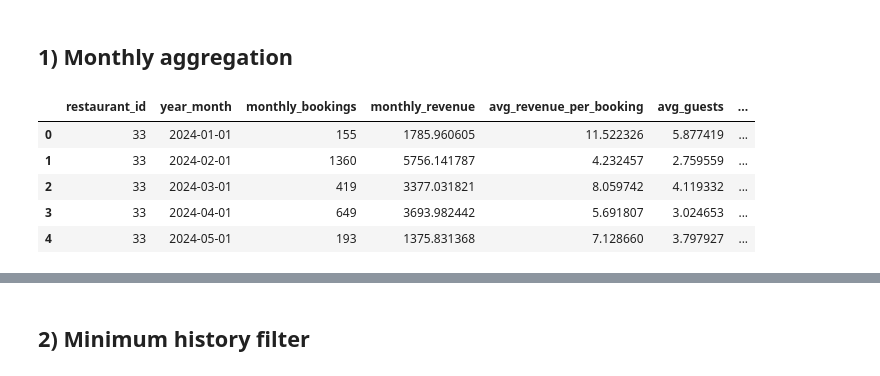
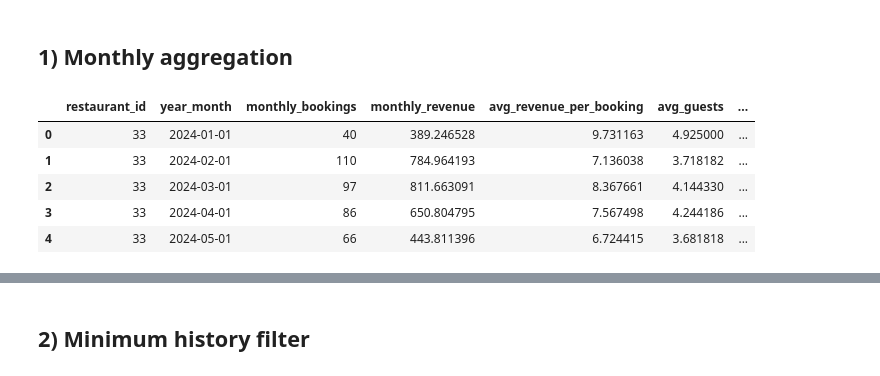
Before and after one commit to liyunling2/OPE, a Jupyter notebook: _2_feature_engineering+momentum/start/momentum.ipynb, the cells around one changed output, grey strips where cells are left out. Drawn from its saved outputs; the diff is of its cells as text; code cells hidden in the pictures.

```diff
--- a/_2_feature_engineering+momentum/start/momentum.ipynb
+++ b/_2_feature_engineering+momentum/start/momentum.ipynb
@@ -150,0 +91,19 @@ Final Shape: (2378953, 43)
+# %%
+# The 'Gold Standard' for identifying these specific system duplicates
+logic_columns = [
+    'user_id_masked',
+    'restaurant_id',
+    'booking_date',
+    'start_time',
+    'end_time',
+    'active'
+]
+
+# Identify the duplicates
+duplicate_mask = clean_bookings_df.duplicated(subset=logic_columns, keep=False)
+duplicates_only = clean_bookings_df[duplicate_mask].sort_values(by=['user_id_masked', 'id'])
+
+# Count them
+unique_duplicate_events = duplicates_only.groupby(logic_columns).ngroups
+
+print(f"Identified {unique_duplicate_events} events that have redundant system entries.")
@@ -150,0 +136,6 @@ Final Shape: (2378953, 43)
+# %%
+# We sort by ID descending so the highest ID appears first for each group
+final_bookings_df = clean_bookings_df.sort_values('id', ascending=False).drop_duplicates(
+    subset=logic_columns,
+    keep='first'
+)
@@ -173,39 +237,39 @@ Final Shape: (2378953, 43)
 # %% [markdown]
 ## 1) Monthly aggregation
 # %%
-valid_bookings_df["year_month"] = valid_bookings_df["booking_date"].dt.to_period("M").dt.to_timestamp()
+final_bookings_df["year_month"] = final_bookings_df["booking_date"].dt.to_period("M").dt.to_timestamp()
 
 # Filter out advance bookings beyond Dec 2025
 cutoff_month = pd.Timestamp("2025-12-01")
-valid_bookings_df = valid_bookings_df[valid_bookings_df["year_month"] <= cutoff_month].copy()
+final_bookings_df = final_bookings_df[final_bookings_df["year_month"] <= cutoff_month].copy()
 
 restaurants_agg = (
-    valid_bookings_df
+    final_bookings_df
     .groupby(["restaurant_id", "year_month"], as_index=False)
     .agg(
         monthly_bookings=("id", "count"),
         monthly_revenue=("revenue_usd", "sum"),
         avg_revenue_per_booking=("revenue_usd", "mean"),
         avg_guests=("total_guests", "mean"),
         active_days=("booking_date", lambda x: x.dt.date.nunique()),
     )
 )
 
 #do note monthly_revenue here refers to the usd denominated revenue, please confirm based on above steps
 restaurants_agg["monthly_bookings"] = restaurants_agg["monthly_bookings"].fillna(0).astype(int)
 restaurants_agg["monthly_revenue"] = restaurants_agg["monthly_revenue"].fillna(0.0)
 restaurants_agg["avg_revenue_per_booking"] = restaurants_agg["avg_revenue_per_booking"].replace([np.inf, -np.inf], np.nan)
 restaurants_agg["avg_revenue_per_booking"] = restaurants_agg["avg_revenue_per_booking"].fillna(0.0)
 
 restaurants_agg = restaurants_agg.sort_values(["restaurant_id", "year_month"]).reset_index(drop=True)
 restaurants_agg.head()
 # %% [output]
 |  | restaurant_id | year_month | monthly_bookings | monthly_revenue | avg_revenue_per_booking | avg_guests | ... |
-| 0 | 33 | 2024-01-01 | 155 | 1785.960605 | 11.522326 | 5.877419 | ... |
-| 1 | 33 | 2024-02-01 | 1360 | 5756.141787 | 4.232457 | 2.759559 | ... |
-| 2 | 33 | 2024-03-01 | 419 | 3377.031821 | 8.059742 | 4.119332 | ... |
-| 3 | 33 | 2024-04-01 | 649 | 3693.982442 | 5.691807 | 3.024653 | ... |
-| 4 | 33 | 2024-05-01 | 193 | 1375.831368 | 7.128660 | 3.797927 | ... |
+| 0 | 33 | 2024-01-01 | 40 | 389.246528 | 9.731163 | 4.925000 | ... |
+| 1 | 33 | 2024-02-01 | 110 | 784.964193 | 7.136038 | 3.718182 | ... |
+| 2 | 33 | 2024-03-01 | 97 | 811.663091 | 8.367661 | 4.144330 | ... |
+| 3 | 33 | 2024-04-01 | 86 | 650.804795 | 7.567498 | 4.244186 | ... |
+| 4 | 33 | 2024-05-01 | 66 | 443.811396 | 6.724415 | 3.681818 | ... |
 # %%
 # Plot bookings and revenue distributions
 fig, axes = plt.subplots(1, 2, figsize=(12, 4))
```
Also changed, not shown: parts of 25 cells of this notebook, 2 other files.
